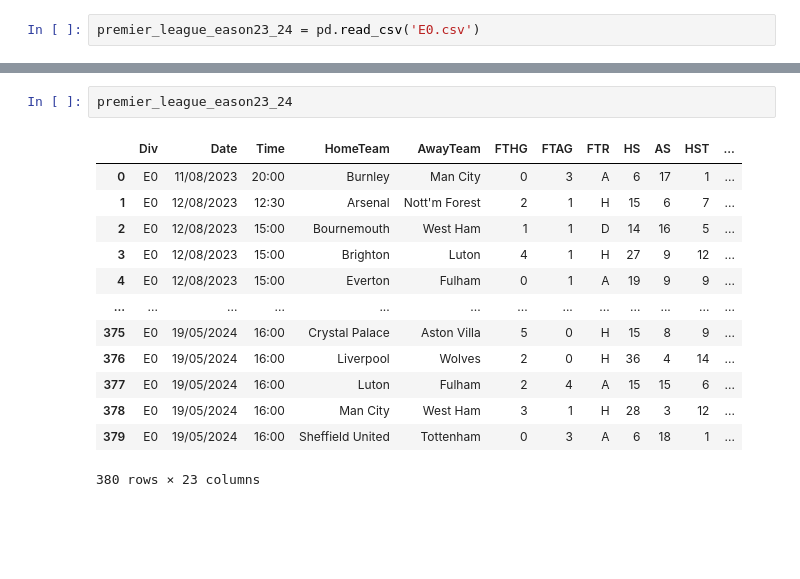
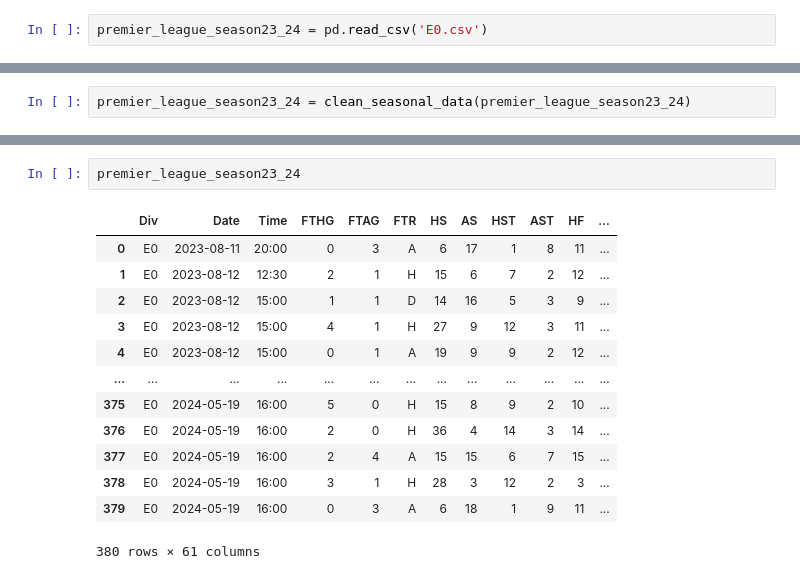
Before and after one commit to mcparaca/Football-betting-model, a Jupyter notebook: Football_predictions_bets_model/Main.ipynb, the cells around one changed output, grey strips where cells are left out. Saved outputs shown, nothing was run; the diff lists cells and outputs as text; blank space fills up the shorter version.

Commit message:
Adding form, goals and points for total, home and away matches

```diff
--- a/Football_predictions_bets_model/Main.ipynb
+++ b/Football_predictions_bets_model/Main.ipynb
@@ -5,3 +8,3 @@ import numpy as np
 pd.set_option('display.max_columns', None)
 # %%
-premier_league_eason23_24 = pd.read_csv('E0.csv')
+premier_league_season23_24 = pd.read_csv('E0.csv')
@@ -9,0 +180,2 @@ premier_league_eason23_24.drop(['HTHG','HTAG','HTR','Referee','BWH', 'BWD', 'BWA
+# %%
+premier_league_season23_24 = clean_seasonal_data(premier_league_season23_24)
@@ -10,18 +257,18 @@ premier_league_eason23_24.drop(['HTHG','HTAG','HTR','Referee','BWH', 'BWD', 'BWA
 # %%
-premier_league_eason23_24
+premier_league_season23_24
 # %% [output]
-|  | Div | Date | Time | HomeTeam | AwayTeam | FTHG | FTAG | FTR | HS | AS | HST | ... |
-| 0 | E0 | 11/08/2023 | 20:00 | Burnley | Man City | 0 | 3 | A | 6 | 17 | 1 | ... |
-| 1 | E0 | 12/08/2023 | 12:30 | Arsenal | Nott'm Forest | 2 | 1 | H | 15 | 6 | 7 | ... |
-| 2 | E0 | 12/08/2023 | 15:00 | Bournemouth | West Ham | 1 | 1 | D | 14 | 16 | 5 | ... |
-| 3 | E0 | 12/08/2023 | 15:00 | Brighton | Luton | 4 | 1 | H | 27 | 9 | 12 | ... |
-| 4 | E0 | 12/08/2023 | 15:00 | Everton | Fulham | 0 | 1 | A | 19 | 9 | 9 | ... |
+|  | Div | Date | Time | FTHG | FTAG | FTR | HS | AS | HST | AST | HF | ... |
+| 0 | E0 | 2023-08-11 | 20:00 | 0 | 3 | A | 6 | 17 | 1 | 8 | 11 | ... |
+| 1 | E0 | 2023-08-12 | 12:30 | 2 | 1 | H | 15 | 6 | 7 | 2 | 12 | ... |
+| 2 | E0 | 2023-08-12 | 15:00 | 1 | 1 | D | 14 | 16 | 5 | 3 | 9 | ... |
+| 3 | E0 | 2023-08-12 | 15:00 | 4 | 1 | H | 27 | 9 | 12 | 3 | 11 | ... |
+| 4 | E0 | 2023-08-12 | 15:00 | 0 | 1 | A | 19 | 9 | 9 | 2 | 12 | ... |
 | ... | ... | ... | ... | ... | ... | ... | ... | ... | ... | ... | ... | ... |
-| 375 | E0 | 19/05/2024 | 16:00 | Crystal Palace | Aston Villa | 5 | 0 | H | 15 | 8 | 9 | ... |
-| 376 | E0 | 19/05/2024 | 16:00 | Liverpool | Wolves | 2 | 0 | H | 36 | 4 | 14 | ... |
-| 377 | E0 | 19/05/2024 | 16:00 | Luton | Fulham | 2 | 4 | A | 15 | 15 | 6 | ... |
-| 378 | E0 | 19/05/2024 | 16:00 | Man City | West Ham | 3 | 1 | H | 28 | 3 | 12 | ... |
-| 379 | E0 | 19/05/2024 | 16:00 | Sheffield United | Tottenham | 0 | 3 | A | 6 | 18 | 1 | ... |
+| 375 | E0 | 2024-05-19 | 16:00 | 5 | 0 | H | 15 | 8 | 9 | 2 | 10 | ... |
+| 376 | E0 | 2024-05-19 | 16:00 | 2 | 0 | H | 36 | 4 | 14 | 3 | 14 | ... |
+| 377 | E0 | 2024-05-19 | 16:00 | 2 | 4 | A | 15 | 15 | 6 | 7 | 15 | ... |
+| 378 | E0 | 2024-05-19 | 16:00 | 3 | 1 | H | 28 | 3 | 12 | 2 | 3 | ... |
+| 379 | E0 | 2024-05-19 | 16:00 | 0 | 3 | A | 6 | 18 | 1 | 9 | 11 | ... |
-380 rows × 23 columns
+380 rows × 61 columns
 # %% [markdown]
 # co dodać
```
Also changed, not shown: parts of 9 cells of this notebook.
